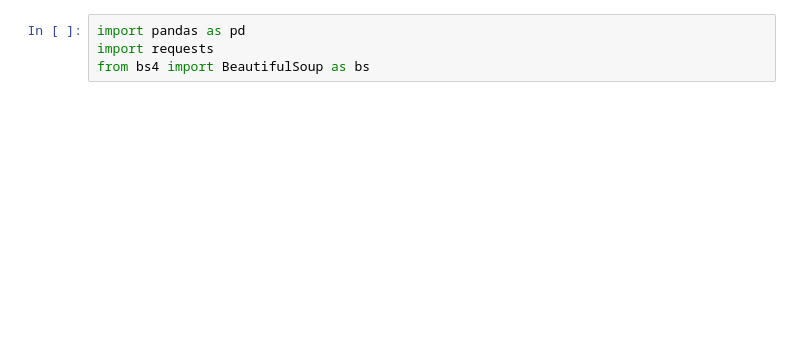
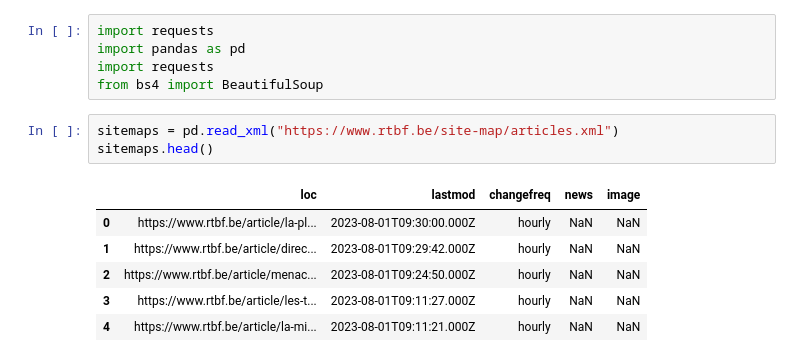
Before and after one commit to ChristosRaptis/Data-Tank-project, a Jupyter notebook: volodymyr.ipynb, the cells around one changed output. Saved outputs shown, nothing was run; the diff lists cells and outputs as text; blank space fills up the shorter version.

```diff
--- a/volodymyr.ipynb
+++ b/volodymyr.ipynb
@@ -22,4 +22,15 @@ https://www.rtbf.be/article/coup-d-etat-au-niger-la-belgique-ne-suspend-pas-son-
 # %%
+import requests
 import pandas as pd
 import requests
-from bs4 import BeautifulSoup as bs
+from bs4 import BeautifulSoup
+# %%
+sitemaps = pd.read_xml("https://www.rtbf.be/site-map/articles.xml")
+sitemaps.head()
+# %% [output]
+|  | loc | lastmod | changefreq | news | image |
+| 0 | https://www.rtbf.be/article/la-pl... | 2023-08-01T09:30:00.000Z | hourly | NaN | NaN |
+| 1 | https://www.rtbf.be/article/direc... | 2023-08-01T09:29:42.000Z | hourly | NaN | NaN |
+| 2 | https://www.rtbf.be/article/menac... | 2023-08-01T09:24:50.000Z | hourly | NaN | NaN |
+| 3 | https://www.rtbf.be/article/les-t... | 2023-08-01T09:11:27.000Z | hourly | NaN | NaN |
+| 4 | https://www.rtbf.be/article/la-mi... | 2023-08-01T09:11:21.000Z | hourly | NaN | NaN |
```
Also changed, not shown: parts of 3 cells of this notebook.
